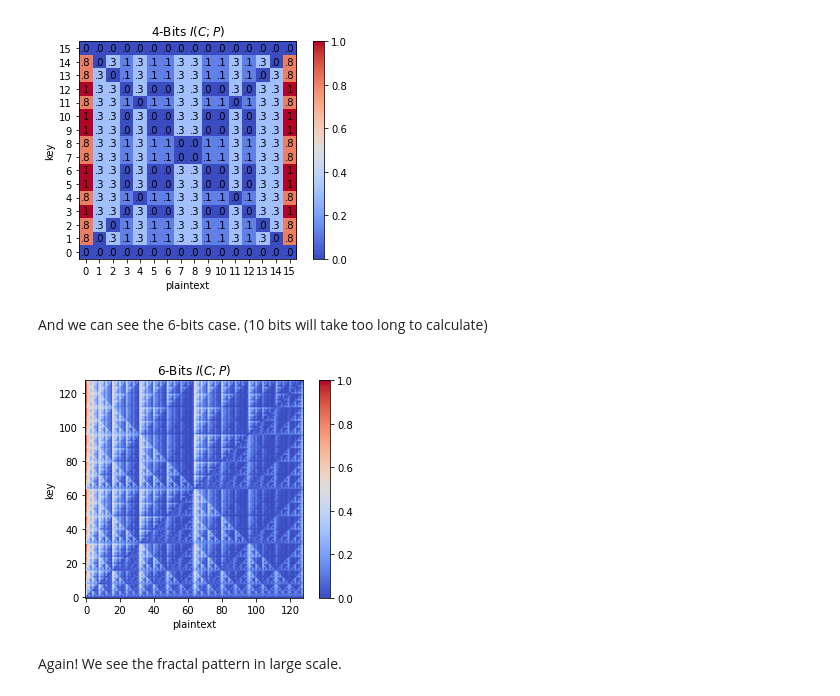
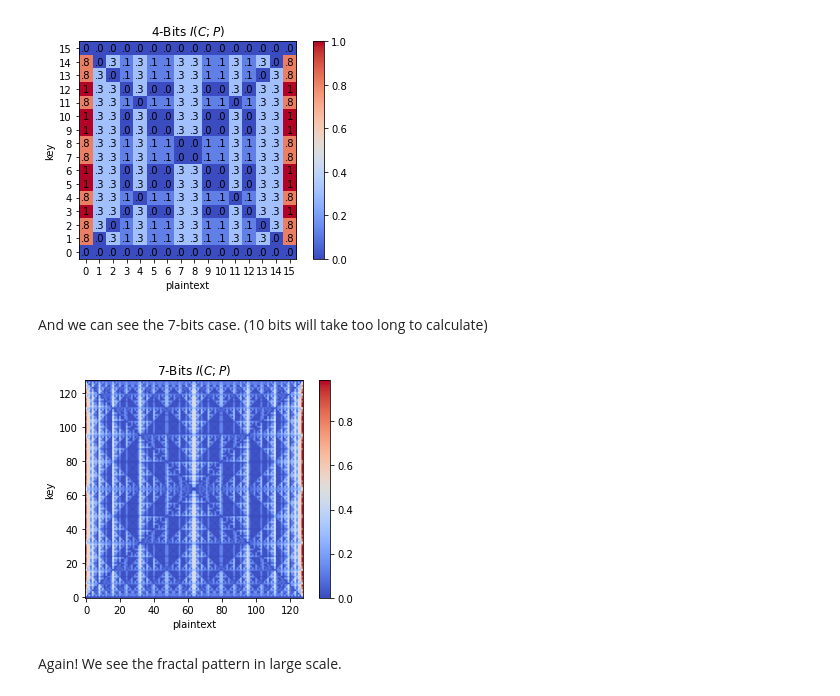
Before and after one commit to Jim137/Entropy, a Jupyter notebook: entropy_of_encrypted.ipynb, the cells around one changed output. Cells and saved outputs as stored; diff of their text form; code cells hidden in the pictures.

```diff
--- a/entropy_of_encrypted.ipynb
+++ b/entropy_of_encrypted.ipynb
@@ -189,7 +189,7 @@ plt.show()
 # %% [output]
 [figure]
 # %% [markdown]
-And we can see the 6-bits case. (10 bits will take too long to calculate)
+And we can see the 7-bits case. (10 bits will take too long to calculate)
 # %%
 c128 = xorCipher_kernel(128)
 
@@ -197,18 +197,18 @@ mi_cp_n = []
 for i in range(128):
     mii = []
     for j in range(128):
-        mii.append(mutual_info('{:010b}'.format(c128[i][j]), '{:010b}'.format(i)))
+        mii.append(mutual_info('{:07b}'.format(c128[i][j]), '{:07b}'.format(i)))
     mi_cp_n.append(mii)
 # %%
 fig, ax = plt.subplots()
 im = ax.imshow(mi_cp_n, origin='lower', cmap='coolwarm')
 ax.set_xlabel('plaintext')
 ax.set_ylabel('key')
 fig.colorbar(im)
-ax.set_title(r'6-Bits $I(C;P)$')
+ax.set_title(r'7-Bits $I(C;P)$')
 plt.show()
 # %% [output]
-[figure, old version]
+[figure, new version]
 # %% [markdown]
 Again! We see the fractal pattern in large scale.
 # %% [markdown]
```
Also changed, not shown: parts of 9 cells of this notebook.
